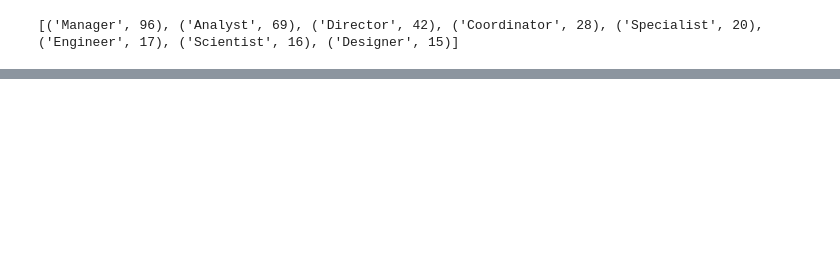
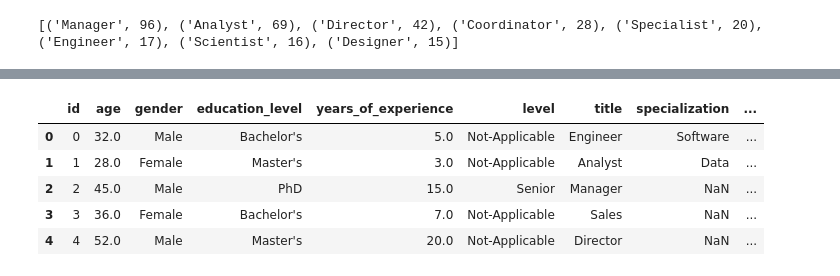
Before and after one commit to marcosziadi/challengepwc, a Jupyter notebook: notebooks/01_data_exploration copy.ipynb, the cells around one changed output, grey strips where cells are left out. Cells and saved outputs as stored; diff of their text form; code cells hidden in the pictures; blank space fills up the shorter version.

Commit message:
feat: continuing eda, df_depurated created

```diff
--- a/notebooks/01_data_exploration copy.ipynb
+++ b/notebooks/01_data_exploration copy.ipynb
@@ -567,0 +652,3 @@ secondary_words
+# %%
+secondary_words_clean = list(set(secondary_words) - set(main_words))
+secondary_words_clean
@@ -568,7 +670,7 @@ secondary_words
 # %%
 # Crear patrón regex: \bWORD\b para que busque palabras completas
 pattern_main = r'\b(' + '|'.join(main_words) + r')\b'
-pattern_secondary = r'\b(' + '|'.join(secondary_words) + r')\b'
+pattern_secondary = r'\b(' + '|'.join(secondary_words_clean) + r')\b'
 
 # Crear la nueva columna
 df_new['main_word'] = df_new['job_title_clean'].str.extract(pattern_main)
@@ -601 +703,35 @@ secondary_word         97
 dtype: int64
+# %%
+df_depurated = (
+    df_new[
+        [
+            "id",
+            "age_new",
+            "gender",
+            "education_level_new",
+            "years_of_experience",
+            "level",
+            "main_word",
+            "secondary_word",
+            "salary"
+        ]
+    ]
+    .copy()
+)
+df_depurated = (
+    df_depurated
+    .rename(columns={
+        "age_new": "age",
+        "education_level_new": "education_level",
+        "main_word": "title",
+        "secondary_word": "specialization"
+    })
+)
+df_depurated.head()
+# %% [output]
+|  | id | age | gender | education_level | years_of_experience | level | title | specialization | ... |
+| 0 | 0 | 32.0 | Male | Bachelor's | 5.0 | Not-Applicable | Engineer | Software | ... |
+| 1 | 1 | 28.0 | Female | Master's | 3.0 | Not-Applicable | Analyst | Data | ... |
+| 2 | 2 | 45.0 | Male | PhD | 15.0 | Senior | Manager | NaN | ... |
+| 3 | 3 | 36.0 | Female | Bachelor's | 7.0 | Not-Applicable | Sales | NaN | ... |
+| 4 | 4 | 52.0 | Male | Master's | 20.0 | Not-Applicable | Director | NaN | ... |
```
Also changed, not shown: parts of 13 cells of this notebook.
